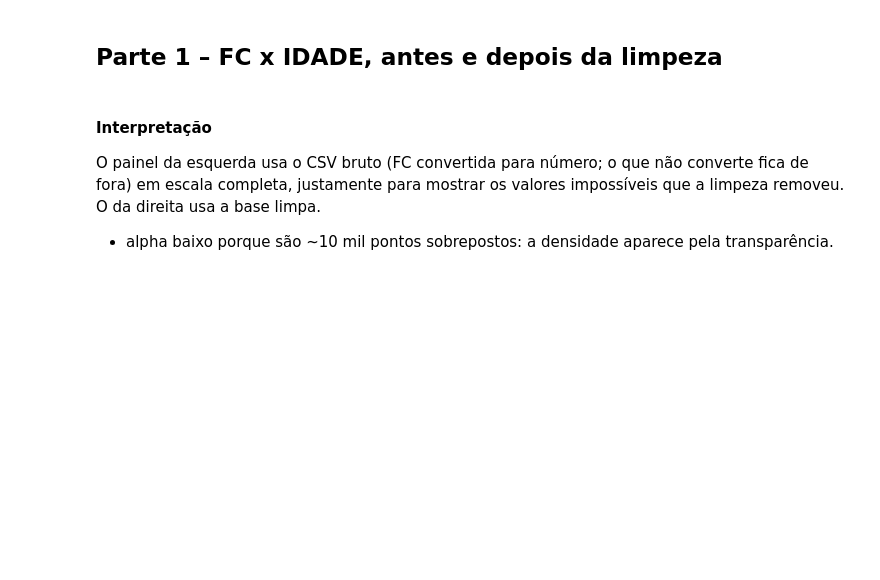
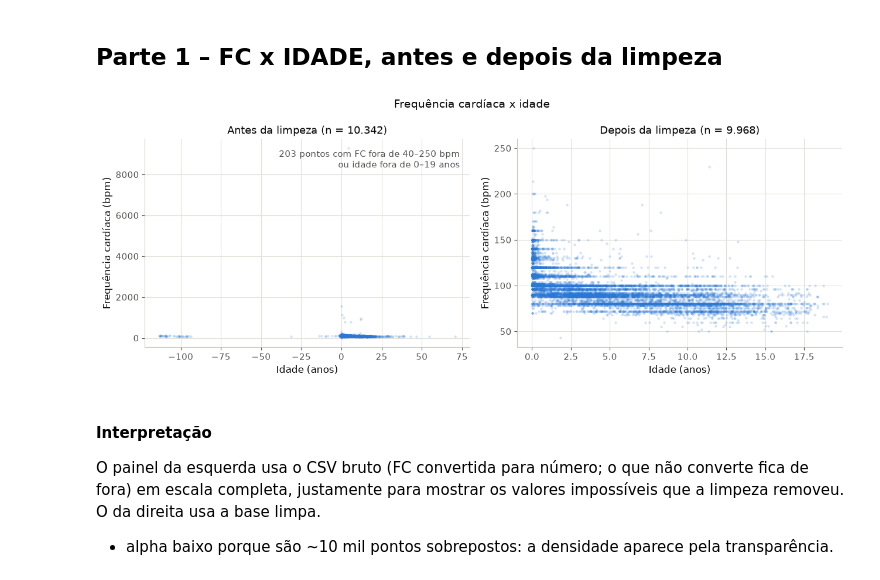
Before and after one commit to Julia-PS24/mineracao_de_dados, a Jupyter notebook: Análise Bivariada/analise_bivariada.ipynb, the cells around one changed output. Cells and saved outputs as stored; diff of their text form; code cells hidden in the pictures; blank space fills up the shorter version.

Commit message:
atualização idade
troca do limite de 21 anos para 19, e atualiza as saidas

```diff
--- a/Análise Bivariada/analise_bivariada.ipynb
+++ b/Análise Bivariada/analise_bivariada.ipynb
@@ -39,8 +41,8 @@ ALFA = 0.05
 N_MIN = 30
 
 # Mesmas faixas etárias da limpeza (etapa 4.1), para os resultados serem comparáveis.
-FAIXAS = [0, 1, 5, 10, 15, 21]
-ROTULOS_FAIXAS = ['0–1', '1–5', '5–10', '10–15', '15–21']
+FAIXAS = [0, 1, 5, 10, 15, 19]
+ROTULOS_FAIXAS = ['0–1', '1–5', '5–10', '10–15', '15–19']
 faixa_etaria = pd.cut(df_limpo['IDADE'], bins=FAIXAS, labels=ROTULOS_FAIXAS, include_lowest=True)
 
 print(f'df_raw: {df_raw.shape} | df_limpo: {df_limpo.shape}')
@@ -111,25 +123,27 @@ print(MOTIVO1.value_counts(dropna=False).to_string())
 # %%
 
 fc_bruta = pd.to_numeric(df_raw['FC'], errors='coerce')
 idade_bruta = pd.to_numeric(df_raw['IDADE'], errors='coerce')
 tem_bruto = fc_bruta.notna() & idade_bruta.notna()
-fora_faixa = tem_bruto & (~fc_bruta.between(40, 250) | ~idade_bruta.between(0, 21))
+fora_faixa = tem_bruto & (~fc_bruta.between(40, 250) | ~idade_bruta.between(FAIXAS[0], FAIXAS[-1]))
 tem_limpo = df_limpo['FC'].notna()
 
 fig, (ax1, ax2) = plt.subplots(1, 2, figsize=(13, 5))
 ax1.scatter(idade_bruta[tem_bruto], fc_bruta[tem_bruto], s=10, alpha=0.2, color=COR_UNICA, linewidths=0)
 ax1.set_title(f'Antes da limpeza (n = {fmt_n(tem_bruto.sum())})')
-ax1.text(0.97, 0.95, f'{fora_faixa.sum()} pontos com FC fora de 40–250 bpm\nou idade fora de 0–21 anos',
+ax1.text(0.97, 0.95, f'{fora_faixa.sum()} pontos com FC fora de 40–250 bpm\nou idade fora de {FAIXAS[0]}–{FAIXAS[-1]} anos',
          transform=ax1.transAxes, ha='right', va='top', fontsize=11, color=TINTA_2)
 ax2.scatter(df_limpo.loc[tem_limpo, 'IDADE'], df_limpo.loc[tem_limpo, 'FC'],
             s=10, alpha=0.2, color=COR_UNICA, linewidths=0)
 ax2.set_title(f'Depois da limpeza (n = {fmt_n(tem_limpo.sum())})')
 for ax in (ax1, ax2):
     ax.set_xlabel('Idade (anos)')
     ax.set_ylabel('Frequência cardíaca (bpm)')
 fig.suptitle('Frequência cardíaca x idade')
 fig.tight_layout()
 salvar(fig, 'fc_idade_antes_depois')
+# %% [output]
+[figure, added]
 # %% [markdown]
 #### Interpretação
 O painel da esquerda usa o CSV bruto (FC convertida para número; o que não converte fica de fora) em escala completa, justamente para mostrar os valores impossíveis que a limpeza removeu. O da direita usa a base limpa.
```
Also changed, not shown: parts of 38 cells of this notebook, 35 other files.
